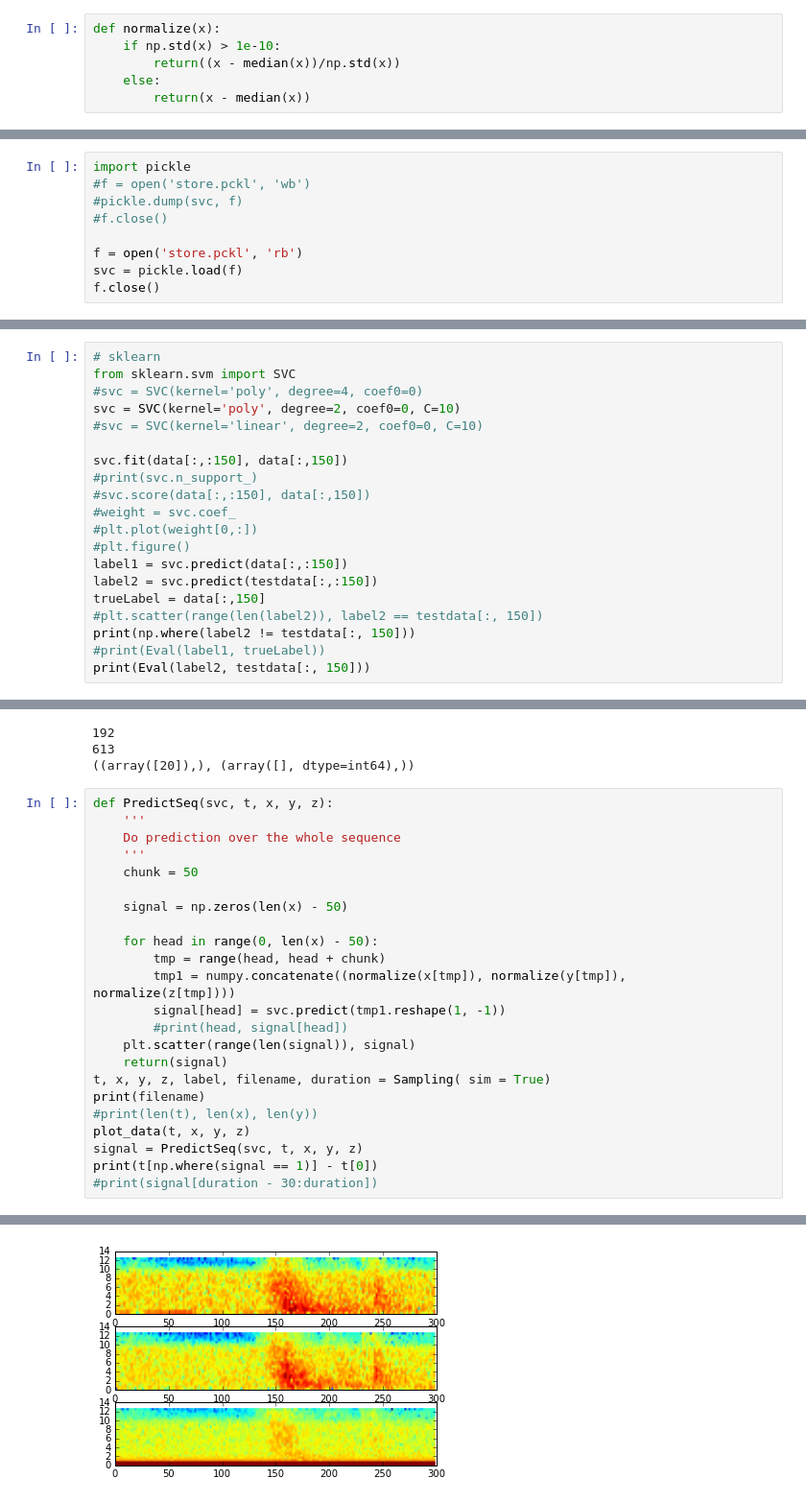
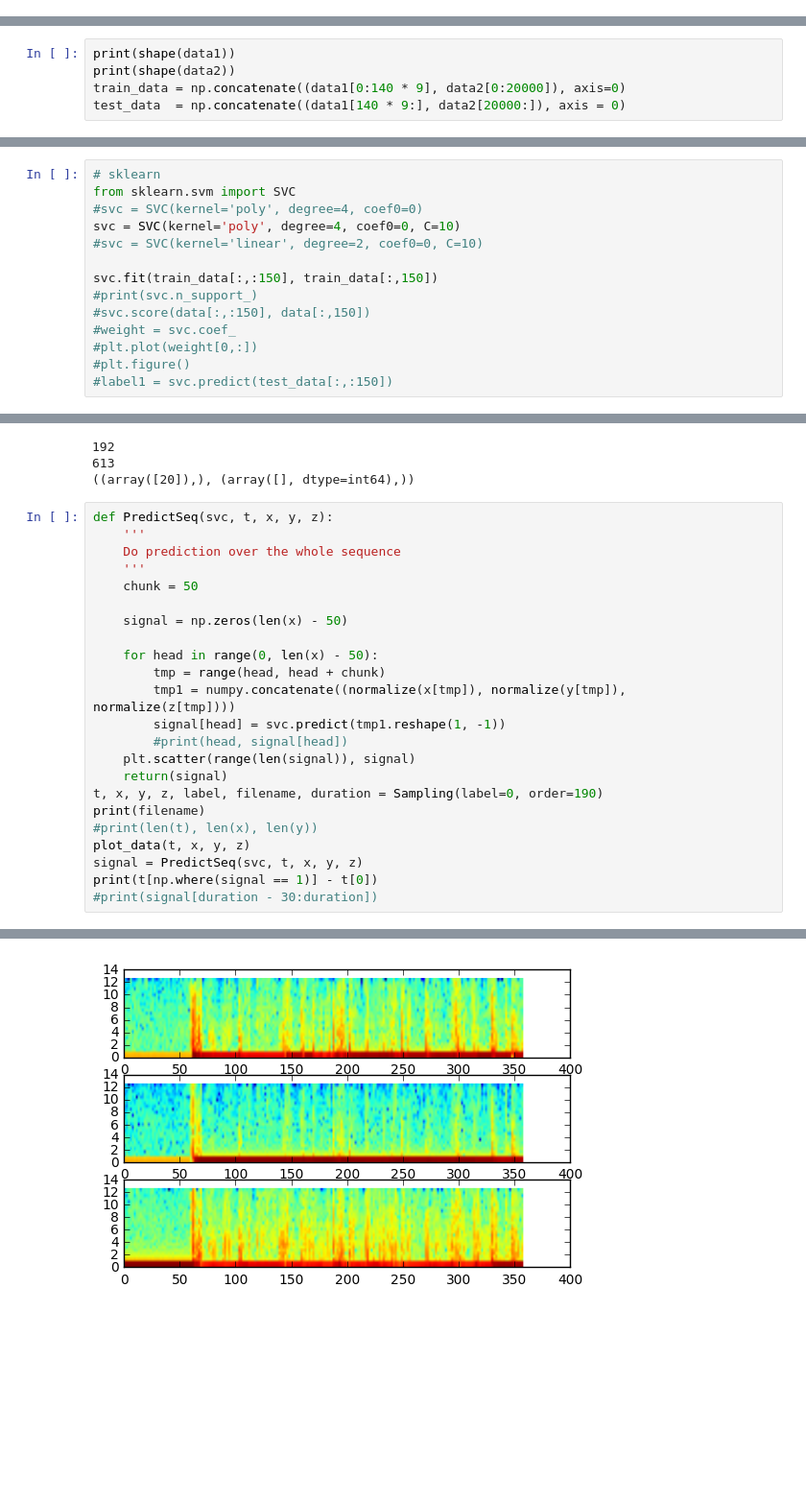
Before and after one commit to shifwang/MyShakeAnalysis, a Jupyter notebook: code/Hue/SVM.ipynb, the cells around one changed output, grey strips where cells are left out. Shown at 96% size. Cells and saved outputs as stored; diff of their text form; blank space fills up the shorter version.

Commit message:
Generate data

```diff
--- a/code/Hue/SVM.ipynb
+++ b/code/Hue/SVM.ipynb
@@ -151,6 +14,0 @@ def NaiveTrigger(x, y, z):
-# %%
-def normalize(x):
-    if np.std(x) > 1e-10:
-        return((x - median(x))/np.std(x))
-    else:
-        return(x - median(x))
@@ -190,9 +15,5 @@ testdata = Aggregate()
-# %%
-import pickle
-#f = open('store.pckl', 'wb')
-#pickle.dump(svc, f)
-#f.close()
-
-f = open('store.pckl', 'rb')
-svc = pickle.load(f)
-f.close()
+# %%
+print(shape(data1))
+print(shape(data2))
+train_data = np.concatenate((data1[0:140 * 9], data2[0:20000]), axis=0)
+test_data  = np.concatenate((data1[140 * 9:], data2[20000:]), axis = 0)
@@ -210,19 +36,13 @@ def Eval(label1, trueLabel):
 # sklearn
 from sklearn.svm import SVC
 #svc = SVC(kernel='poly', degree=4, coef0=0)
-svc = SVC(kernel='poly', degree=2, coef0=0, C=10)
+svc = SVC(kernel='poly', degree=4, coef0=0, C=10)
 #svc = SVC(kernel='linear', degree=2, coef0=0, C=10)
 
-svc.fit(data[:,:150], data[:,150])
+svc.fit(train_data[:,:150], train_data[:,150])
 #print(svc.n_support_)
 #svc.score(data[:,:150], data[:,150])
 #weight = svc.coef_
 #plt.plot(weight[0,:])
 #plt.figure()
-label1 = svc.predict(data[:,:150])
-label2 = svc.predict(testdata[:,:150])
-trueLabel = data[:,150]
-#plt.scatter(range(len(label2)), label2 == testdata[:, 150])
-print(np.where(label2 != testdata[:, 150]))
-#print(Eval(label1, trueLabel))
-print(Eval(label2, testdata[:, 150]))
+#label1 = svc.predict(test_data[:,:150])
@@ -275,7 +100,7 @@ def PredictSeq(svc, t, x, y, z):
         #print(head, signal[head])
     plt.scatter(range(len(signal)), signal)
     return(signal)
-t, x, y, z, label, filename, duration = Sampling( sim = True)
+t, x, y, z, label, filename, duration = Sampling(label=0, order=190)
 print(filename)
 #print(len(t), len(x), len(y))
 plot_data(t, x, y, z)
@@ -288 +113 @@ print(t[np.where(signal == 1)] - t[0])
-[figure, old version]
+[figure, new version]
```
Also changed, not shown: parts of 11 cells of this notebook, 3 other files.
